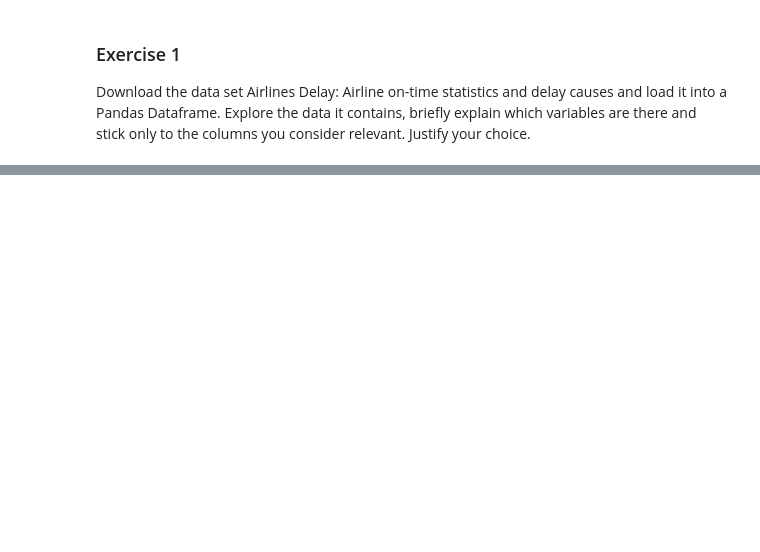
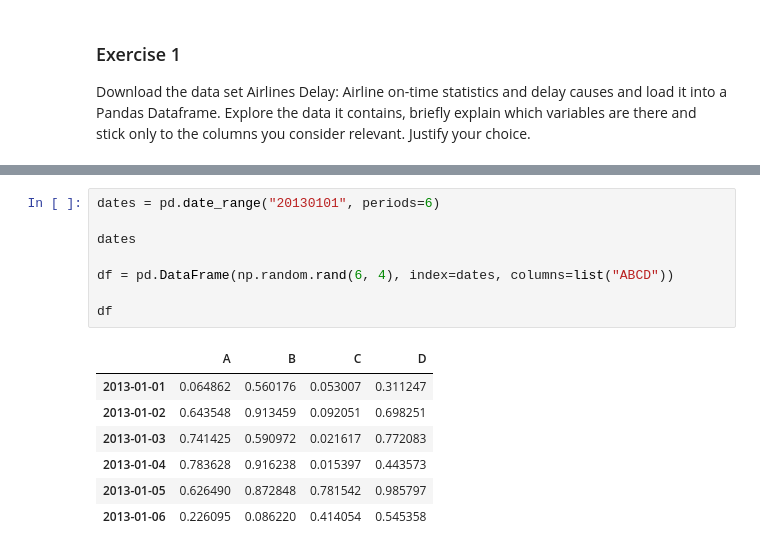
Before and after one commit to ddenebb/programacio_numerica, a Jupyter notebook: Tasca_M3_T02.ipynb, the cells around one changed output, grey strips where cells are left out. Drawn from its saved outputs; the diff is of its cells as text; blank space fills up the shorter version.

```diff
--- a/Tasca_M3_T02.ipynb
+++ b/Tasca_M3_T02.ipynb
@@ -44,0 +133,16 @@ ComputeError: ignored
+# %%
+dates = pd.date_range("20130101", periods=6)
+
+dates
+
+df = pd.DataFrame(np.random.rand(6, 4), index=dates, columns=list("ABCD"))
+
+df
+# %% [output]
+|  | A | B | C | D |
+| 2013-01-01 | 0.064862 | 0.560176 | 0.053007 | 0.311247 |
+| 2013-01-02 | 0.643548 | 0.913459 | 0.092051 | 0.698251 |
+| 2013-01-03 | 0.741425 | 0.590972 | 0.021617 | 0.772083 |
+| 2013-01-04 | 0.783628 | 0.916238 | 0.015397 | 0.443573 |
+| 2013-01-05 | 0.626490 | 0.872848 | 0.781542 | 0.985797 |
+| 2013-01-06 | 0.226095 | 0.086220 | 0.414054 | 0.545358 |
```
Also changed, not shown: parts of 22 cells of this notebook.
